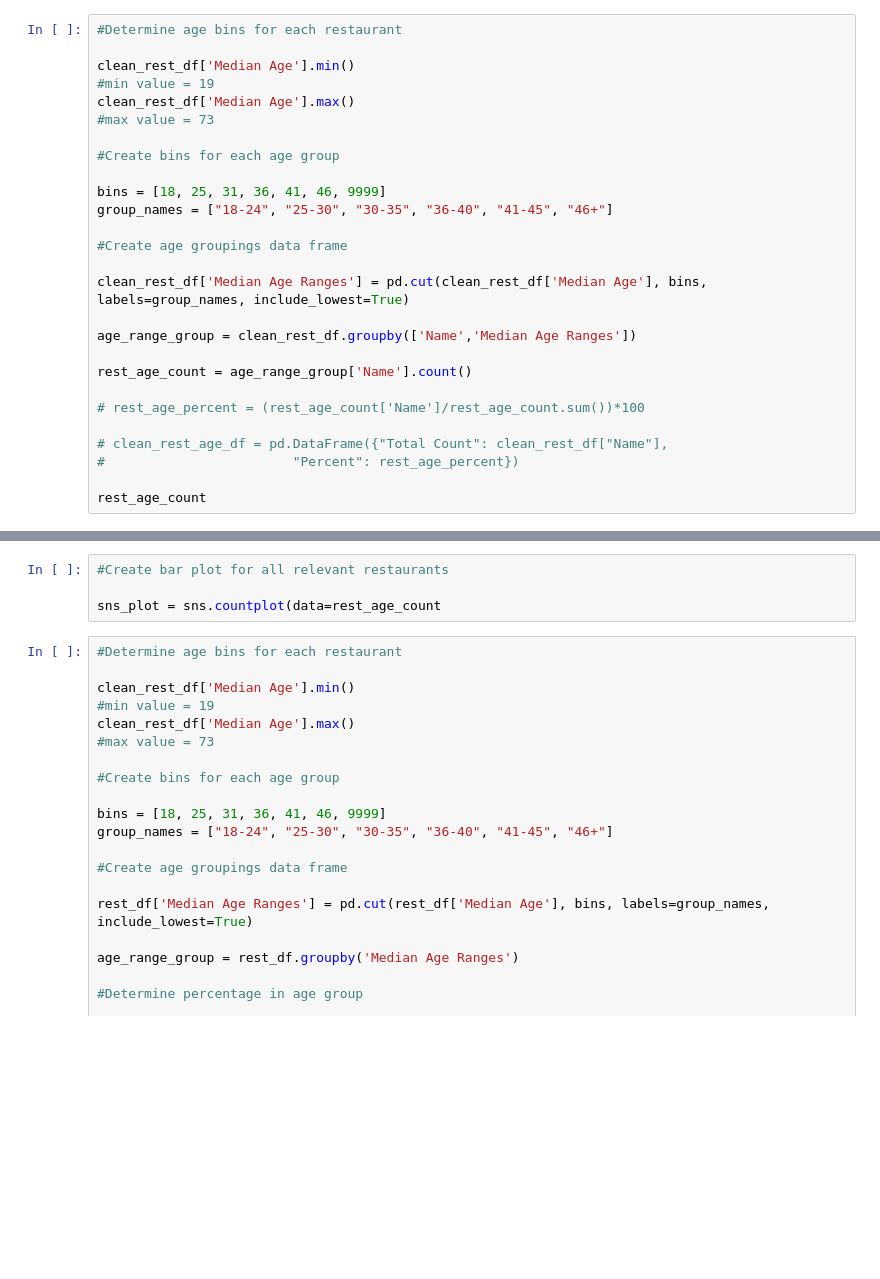
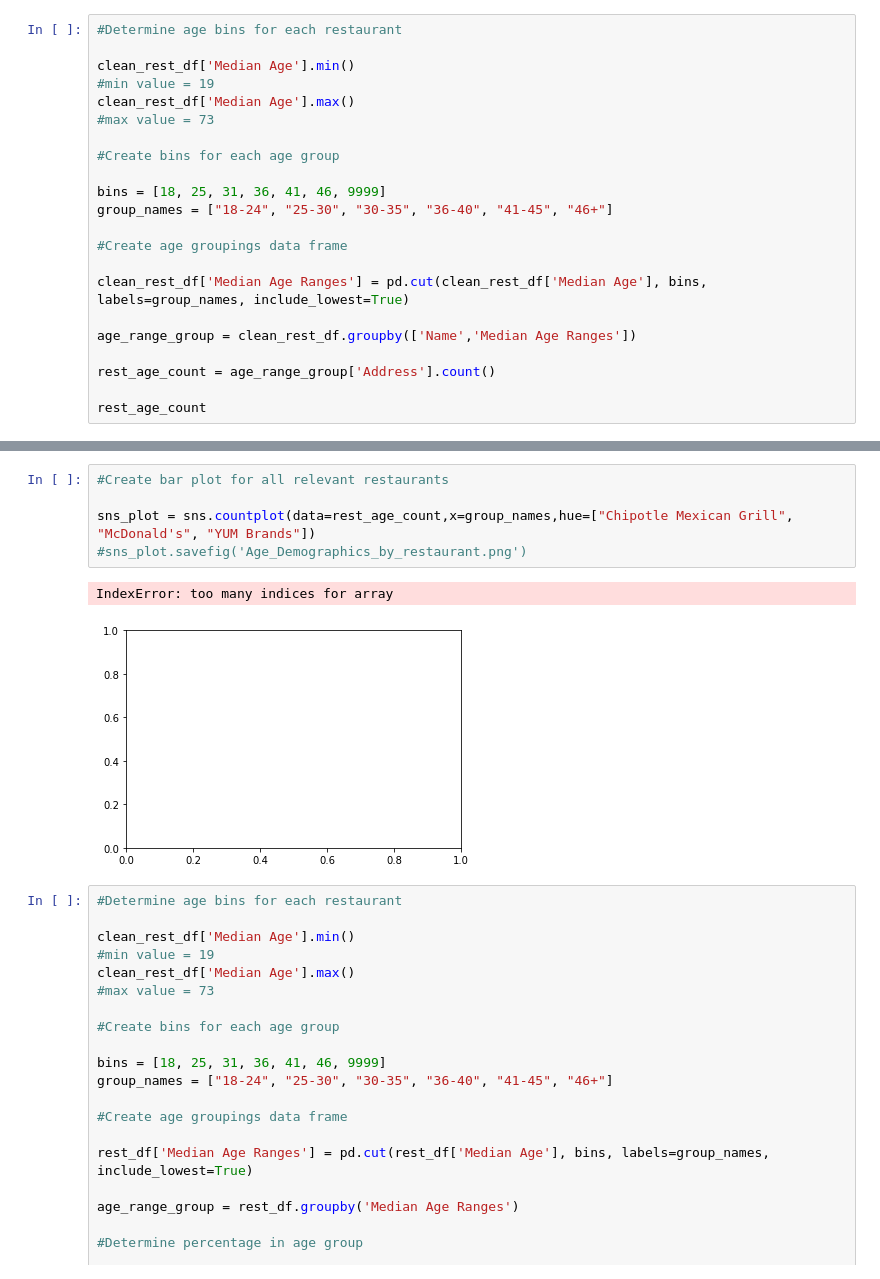
Before and after one commit to JeniLam/Project1_Group2, a Jupyter notebook: age_demographics.ipynb, the cells around one changed output, grey strips where cells are left out. Cells and saved outputs as stored; diff of their text form; blank space fills up the shorter version.

```diff
--- a/age_demographics.ipynb
+++ b/age_demographics.ipynb
@@ -62,12 +65,7 @@ clean_rest_df['Median Age Ranges'] = pd.cut(clean_rest_df['Median Age'], bins, l
 
 age_range_group = clean_rest_df.groupby(['Name','Median Age Ranges'])
 
-rest_age_count = age_range_group['Name'].count()
-
-# rest_age_percent = (rest_age_count['Name']/rest_age_count.sum())*100
-
-# clean_rest_age_df = pd.DataFrame({"Total Count": clean_rest_df["Name"],
-#                        "Percent": rest_age_percent})
+rest_age_count = age_range_group['Address'].count()
 
 rest_age_count
 # %% [output]
@@ -99,7 +97,11 @@ Name: Name, dtype: int64
 # %%
 #Create bar plot for all relevant restaurants
 
-sns_plot = sns.countplot(data=rest_age_count
+sns_plot = sns.countplot(data=rest_age_count,x=group_names,hue=["Chipotle Mexican Grill", "McDonald's", "YUM Brands"])
+#sns_plot.savefig('Age_Demographics_by_restaurant.png')
+# %% [output]
+IndexError: too many indices for array
+[figure, added]
 # %%
 #Determine age bins for each restaurant
 
```
Also changed, not shown: parts of 4 cells of this notebook.
